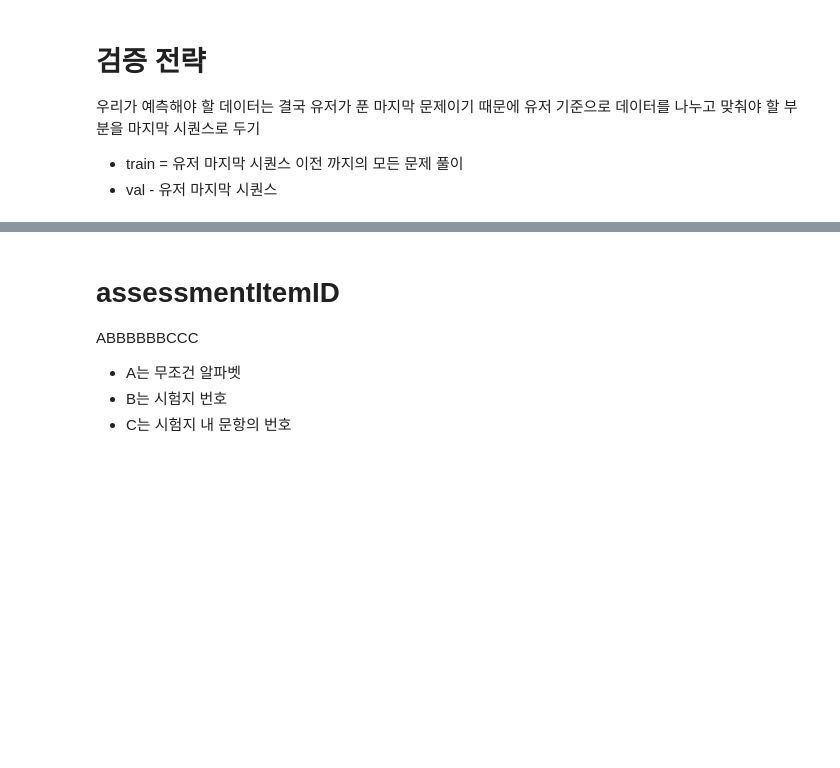
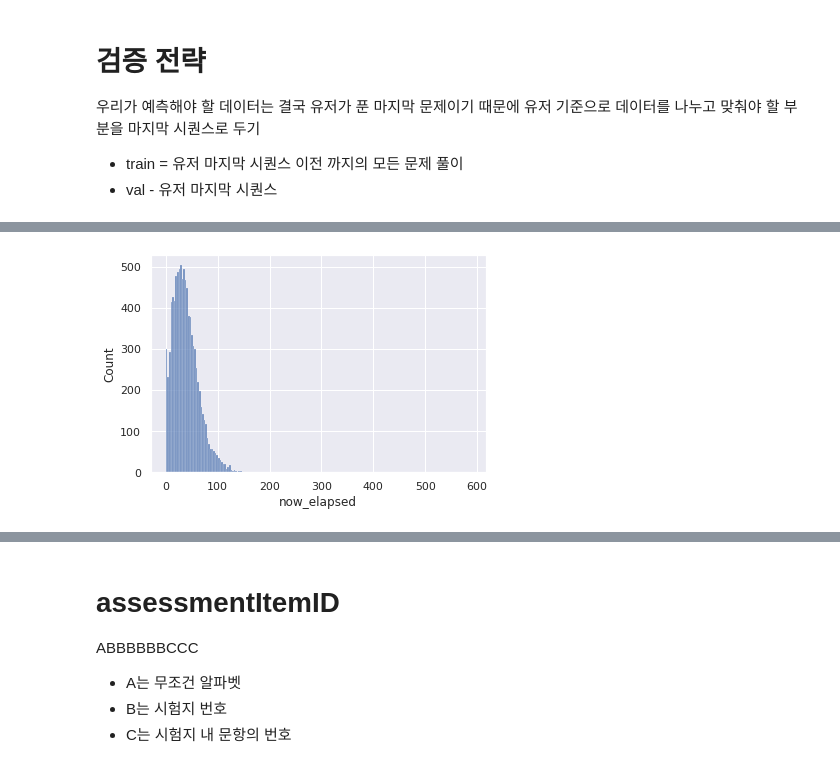
Before and after one commit to boostcampaitech3/level2-dkt-level2-recsys-05, a Jupyter notebook: EDA/EDA-SeongBeom.ipynb, the cells around one changed output, grey strips where cells are left out. Saved outputs shown, nothing was run; the diff lists cells and outputs as text; code cells hidden in the pictures; blank space fills up the shorter version.

```diff
--- a/EDA/EDA-SeongBeom.ipynb
+++ b/EDA/EDA-SeongBeom.ipynb
@@ -42,0 +116,3 @@ df = pd.concat([train_df, test_df]).sort_values(by=['userID', 'Timestamp']).rese
+# %%
+sns.histplot(df[df['answerCode'] == 0].groupby('assessmentItemID').mean()['now_elapsed'])
+# %% [output]
@@ -42,0 +120 @@ df = pd.concat([train_df, test_df]).sort_values(by=['userID', 'Timestamp']).rese
+[figure, added]
```
Also changed, not shown: parts of 8 cells of this notebook.
